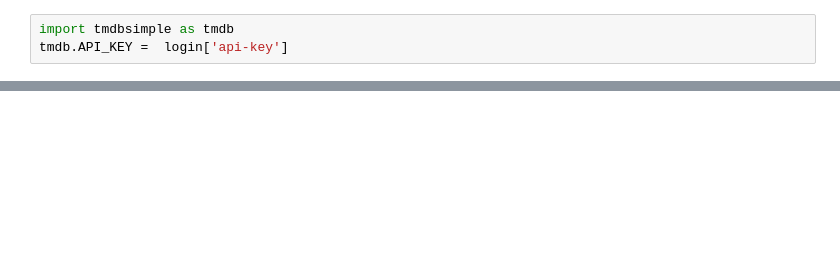
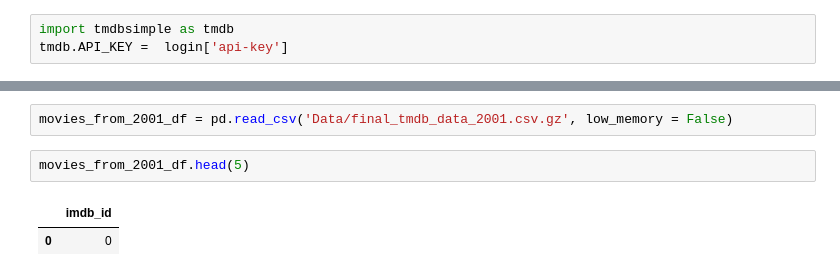
Before and after one commit to LarsonBodden/IMDB-s-Movie-Project, a Jupyter notebook: Project 3.ipynb, the cells around one changed output, grey strips where cells are left out. Saved outputs shown, nothing was run; the diff lists cells and outputs as text; blank space fills up the shorter version.

```diff
--- a/Project 3.ipynb
+++ b/Project 3.ipynb
@@ -345,0 +560,7 @@ def write_json(new_data, filename):
+# %%
+movies_from_2001_df = pd.read_csv('Data/final_tmdb_data_2001.csv.gz', low_memory = False)
+# %%
+movies_from_2001_df.head(5)
+# %% [output]
+|  | imdb_id |
+| 0 | 0 |
```
Also changed, not shown: parts of 47 cells of this notebook, 7 other files.
